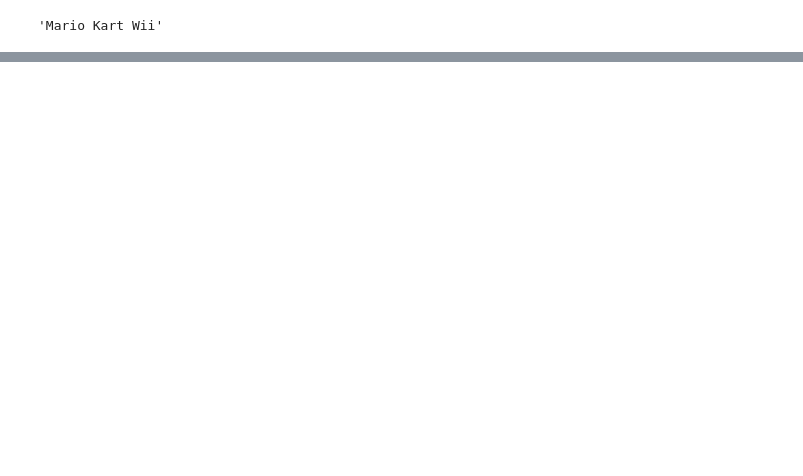
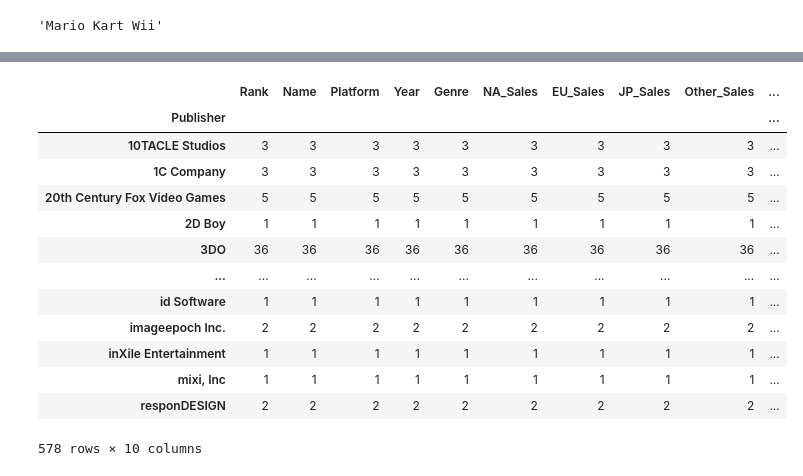
Before and after one commit to Coletterbox/Le-Wagon-Data-Science-Academy-Sprint, a Jupyter notebook: Monday/Video Game Sales.ipynb, the cells around one changed output, grey strips where cells are left out. Cells and saved outputs as stored; diff of their text form; code cells hidden in the pictures; blank space fills up the shorter version.

```diff
--- a/Monday/Video Game Sales.ipynb
+++ b/Monday/Video Game Sales.ipynb
@@ -64,0 +158,17 @@ df.iloc[2,1]
+# %%
+df.groupby("Publisher").count()
+# %% [output]
+|  | Rank | Name | Platform | Year | Genre | NA_Sales | EU_Sales | JP_Sales | Other_Sales | ... |
+| Publisher |  |  |  |  |  |  |  |  |  | ... |
+| 10TACLE Studios | 3 | 3 | 3 | 3 | 3 | 3 | 3 | 3 | 3 | ... |
+| 1C Company | 3 | 3 | 3 | 3 | 3 | 3 | 3 | 3 | 3 | ... |
+| 20th Century Fox Video Games | 5 | 5 | 5 | 5 | 5 | 5 | 5 | 5 | 5 | ... |
+| 2D Boy | 1 | 1 | 1 | 1 | 1 | 1 | 1 | 1 | 1 | ... |
+| 3DO | 36 | 36 | 36 | 36 | 36 | 36 | 36 | 36 | 36 | ... |
+| ... | ... | ... | ... | ... | ... | ... | ... | ... | ... | ... |
+| id Software | 1 | 1 | 1 | 1 | 1 | 1 | 1 | 1 | 1 | ... |
+| imageepoch Inc. | 2 | 2 | 2 | 2 | 2 | 2 | 2 | 2 | 2 | ... |
+| inXile Entertainment | 1 | 1 | 1 | 1 | 1 | 1 | 1 | 1 | 1 | ... |
+| mixi, Inc | 1 | 1 | 1 | 1 | 1 | 1 | 1 | 1 | 1 | ... |
+| responDESIGN | 2 | 2 | 2 | 2 | 2 | 2 | 2 | 2 | 2 | ... |
+578 rows × 10 columns
```
Also changed, not shown: parts of 15 cells of this notebook.
